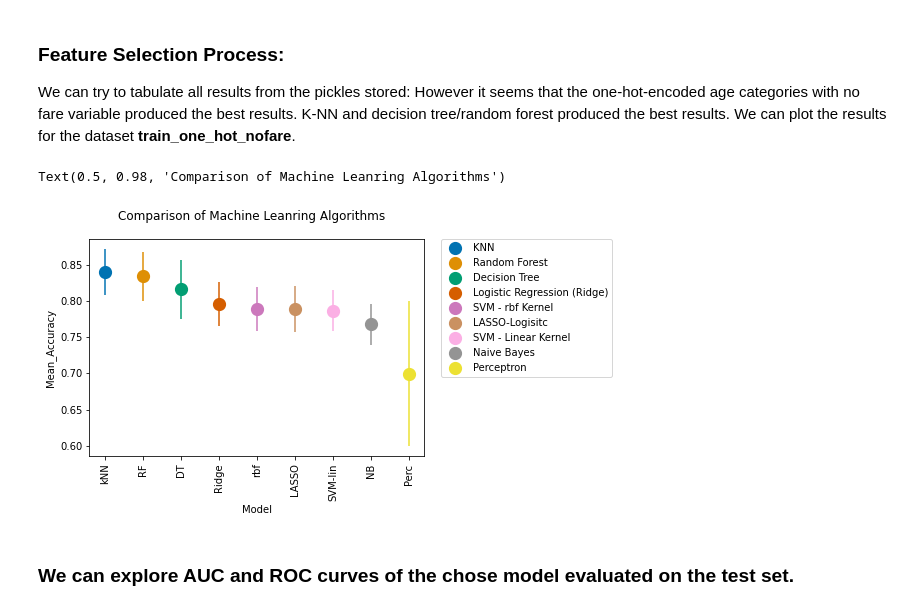
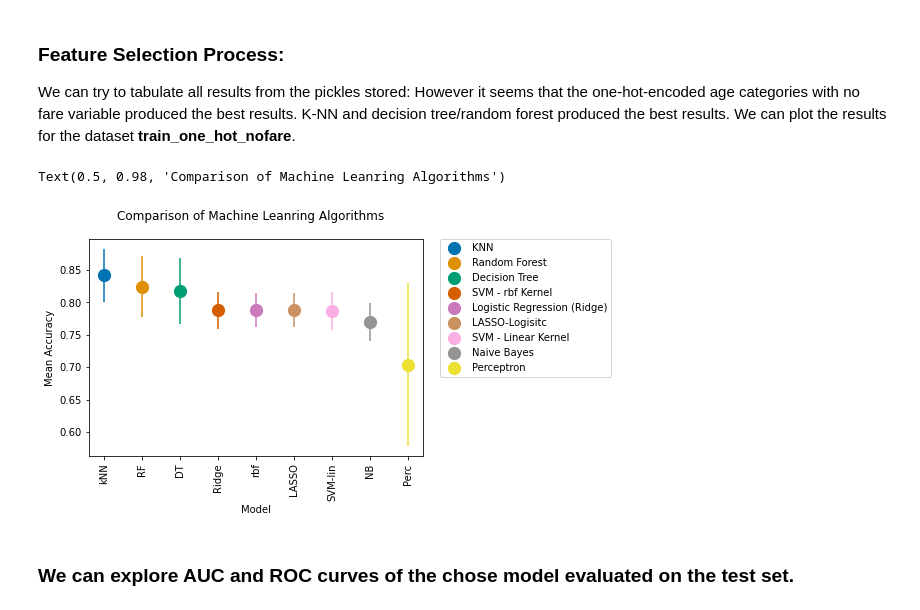
Before and after one commit to JackStelling/Titanic, a Jupyter notebook: Titanic2.ipynb, the cells around one changed output. Cells and saved outputs as stored; diff of their text form; code cells hidden in the pictures.

```diff
--- a/Titanic2.ipynb
+++ b/Titanic2.ipynb
@@ -1088,24 +991,24 @@ We can try to tabulate all results from the pickles stored: However it seems tha
 # %%
 %matplotlib inline
 
-results = pd.read_pickle('result_df_one_hot_nofare.pkl')
+results = pd.read_pickle('result_df_train_final.pkl')
 
 x = [0,1,2,3,4,5,6,7,8]
 labels = ['kNN', 'RF', 'DT', 'Ridge', 'rbf', 'LASSO', 'SVM-lin', 'NB', 'Perc']
 
 colour = sns.color_palette("colorblind")
-ax = sns.pointplot(x = 'Model', y = 'Mean_Accuracy',
+ax = sns.pointplot(x = 'Model', y = 'Mean Accuracy',
                     data=results, join=False, hue = 'Model', scale =1.5 ,
                      palette = colour )
 plt.xticks(x, labels,rotation=90)
 plt.legend(bbox_to_anchor=(1.05, 1), loc=2, borderaxespad=0.)
 
-ax.errorbar(x = results['Model'], y = results['Mean_Accuracy'], yerr=results['Std_Accuracy'],
+ax.errorbar(x = results['Model'], y = results['Mean Accuracy'], yerr=results['Accuracy Error'],
             fmt = ' ' , ecolor = colour)
 plt.suptitle('Comparison of Machine Leanring Algorithms')
 # %% [output]
 Text(0.5, 0.98, 'Comparison of Machine Leanring Algorithms')
-[figure, old version]
+[figure, new version]
 # %% [markdown]
 ###  We can explore AUC and ROC curves of the chose model evaluated on the test set.
 # %%
```
Also changed, not shown: parts of 66 cells of this notebook, 1 other file.
